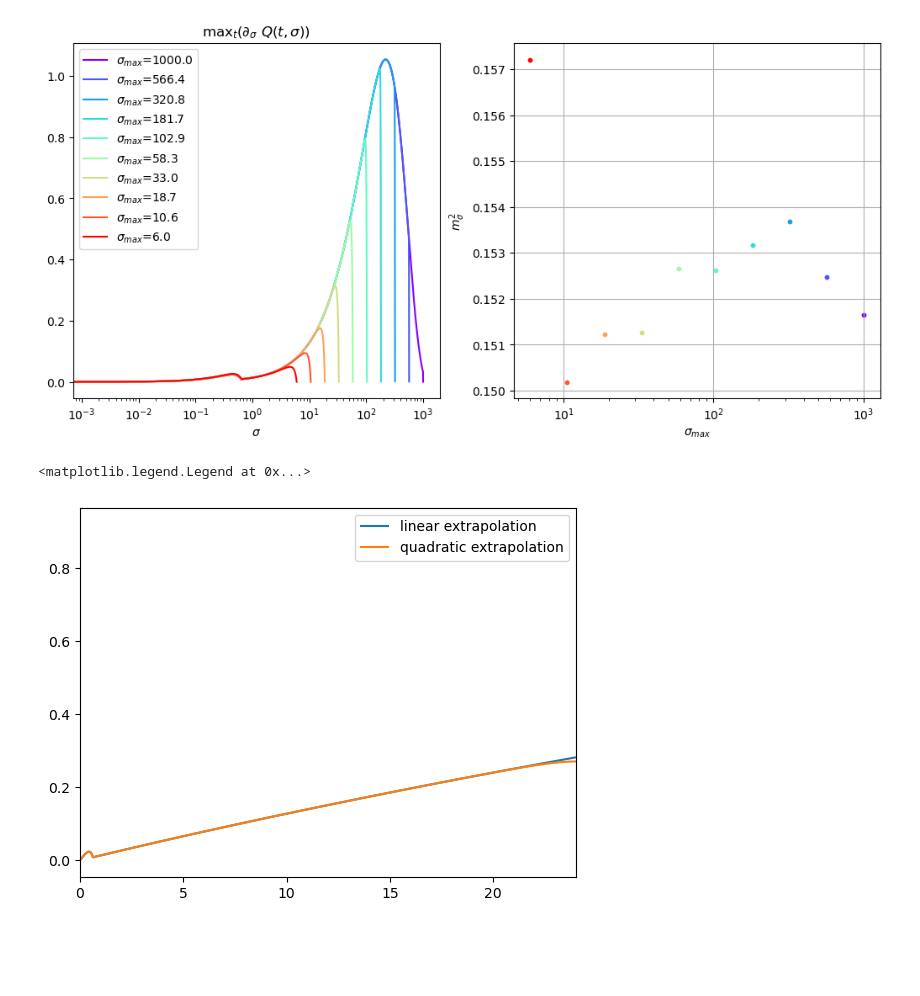
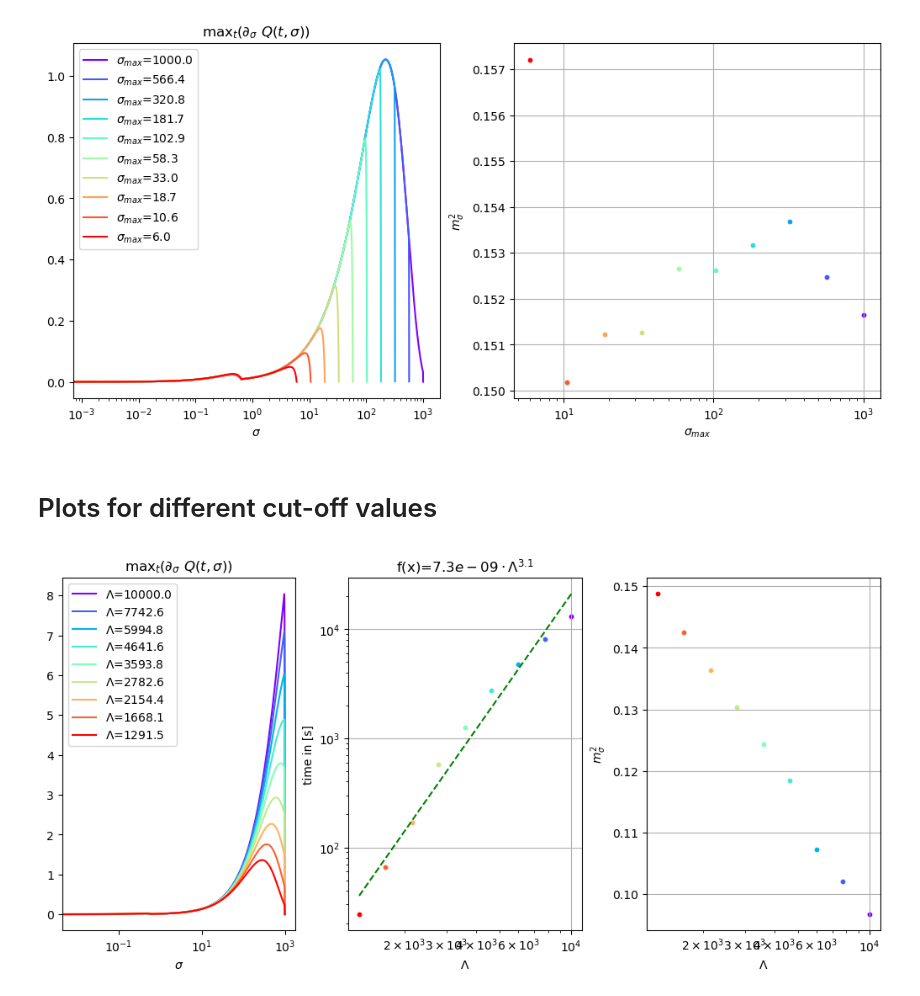
Before and after one commit to keiwanjamaly/sim, a Jupyter notebook: data-visualizer.ipynb, the cells around one changed output. Saved outputs shown, nothing was run; the diff lists cells and outputs as text; code cells hidden in the pictures; blank space fills up the shorter version.

```diff
--- a/data-visualizer.ipynb
+++ b/data-visualizer.ipynb
@@ -66,7 +67,7 @@ color = cm.rainbow(np.linspace(0, 1, len(all_test)))
 
 for i, filename in enumerate(all_test):
     with dataClass.FlowData(filename) as f:
-        f.plot_max_Q_of_x(diffusionPlot, f'{f.sigma_max:.1f}', color=color[i])
+        f.plot_max_Q_of_x(diffusionPlot, r'$\sigma_{max}$=' + f'{f.sigma_max:.1f}', color=color[i])
         f.add_massSquare_at_pos(massSquarePlot, color=color[i])
 
 diffusionPlot.legend()
@@ -93,7 +94,7 @@ color = cm.rainbow(np.linspace(0, 1, len(all_test)))
 
 for i, filename in enumerate(all_test):
     with dataClass.FlowData(filename) as f:
-        f.plot_max_Q_of_x(diffusionPlot, f'{f.sigma_max:.1f}', color=color[i])
+        f.plot_max_Q_of_x(diffusionPlot, r'$\sigma_{max}$=' + f'{f.sigma_max:.1f}', color=color[i])
         f.add_massSquare_at_pos(massSquarePlot, color=color[i])
 
 diffusionPlot.legend()
@@ -102,19 +103,62 @@ massSquarePlot.set_xscale("log")
 massSquarePlot.grid()
 # %% [output]
 [figure]
-# %%
-comparison = "sigma_max_test/mu=0.0_T=0.3_sigmaMax=135.46317367731302_Lambda=1000.0_kir=0.0001_nGrid=22577_nFlavor=2_tolerance=1.000000e-12_d=2.hdf5"
-test = "mu=0.0_T=0.3_sigmaMax=24.0_Lambda=1000.0_kir=0.0001_nGrid=4000_nFlavor=2_tolerance=1.000000e-12_d=2.hdf5"
-with FlowData(comparison) as f:
-    grid, max_Q = f.get_max_Q_of_x()
-    plt.plot(grid, max_Q, label="linear extrapolation")
-
-with FlowData(test) as f:
-    grid, max_Q = f.get_max_Q_of_x()
-    plt.plot(grid, max_Q, label="quadratic extrapolation")
-
-plt.xlim([0, 24])
-plt.legend()
-# %% [output]
-<matplotlib.legend.Legend at 0x...>
-[figure, removed]
+# %% [markdown]
+# Plots for different cut-off values
+# %%
+fig, (diffusionPlot, timePlot, massSquarePlot) = plt.subplots(1, 3, constrained_layout=True ,figsize=(10,5))
+
+all_test = listdir("./cutoff_test/d_2_1")
+all_test = list(map(lambda x: "./cutoff_test/d_2_1/"+x, all_test))
+Lambda_values = []
+computation_time_values = []
+for i, filename in enumerate(all_test):
+    with dataClass.FlowData(filename) as f:
+        Lambda_values.append(f.Lambda)
+        computation_time_values.append(f.computation_time)
+
+all_test = zip(all_test, Lambda_values)
+all_test = reversed(sorted(all_test, key = lambda x: x[-1]))
+all_test = list(map(lambda x: x[0], all_test))
+
+color = cm.rainbow(np.linspace(0, 1, len(all_test)))
+
+for i, filename in enumerate(all_test):
+    with dataClass.FlowData(filename) as f:
+        f.plot_max_Q_of_x(diffusionPlot, r'$\Lambda$=' + f'{f.Lambda:.1f}', color=color[i])
+        f.add_computation_time(timePlot, color=color[i])
+        f.add_massSquare_vs_Lambda_at_pos(massSquarePlot, color=color[i])
+
+
+# fit computation time axis
+def f(x, a, k, C):
+    return a * x**k + C
+
+intermediate_functino = zip(Lambda_values, computation_time_values)
+intermediate_functino = list(reversed(sorted(intermediate_functino, key = lambda x: x[0])))
+Lambda_values = list(map(lambda x: x[0], intermediate_functino))
+computation_time_values = list(map(lambda x: x[1], intermediate_functino))
+
+log_lambda_values = np.log10(Lambda_values)
+log_computation_time = np.log10(computation_time_values)
+
+coefficients = np.polyfit(log_lambda_values, log_computation_time, 1)
+polynomial = np.poly1d(coefficients)
+coefficients_retransform = (10**coefficients[-1], coefficients[0])
+
+popt, pcov = curve_fit(f, Lambda_values, computation_time_values)
+
+timePlot.set_title(r'f(x)=$%.1e \cdot \Lambda^{%.1f}$' % tuple(coefficients_retransform))
+
+ys = 10**polynomial(log_lambda_values)
+timePlot.plot(Lambda_values, ys, 'g--')
+
+diffusionPlot.legend()
+diffusionPlot.set_xscale("log")
+timePlot.set_xscale("log")
+timePlot.set_yscale("log")
+timePlot.grid()
+massSquarePlot.set_xscale("log")
+massSquarePlot.grid()
+# %% [output]
+[figure, added]
```
Also changed, not shown: parts of 1 cell of this notebook, 13 other files.
